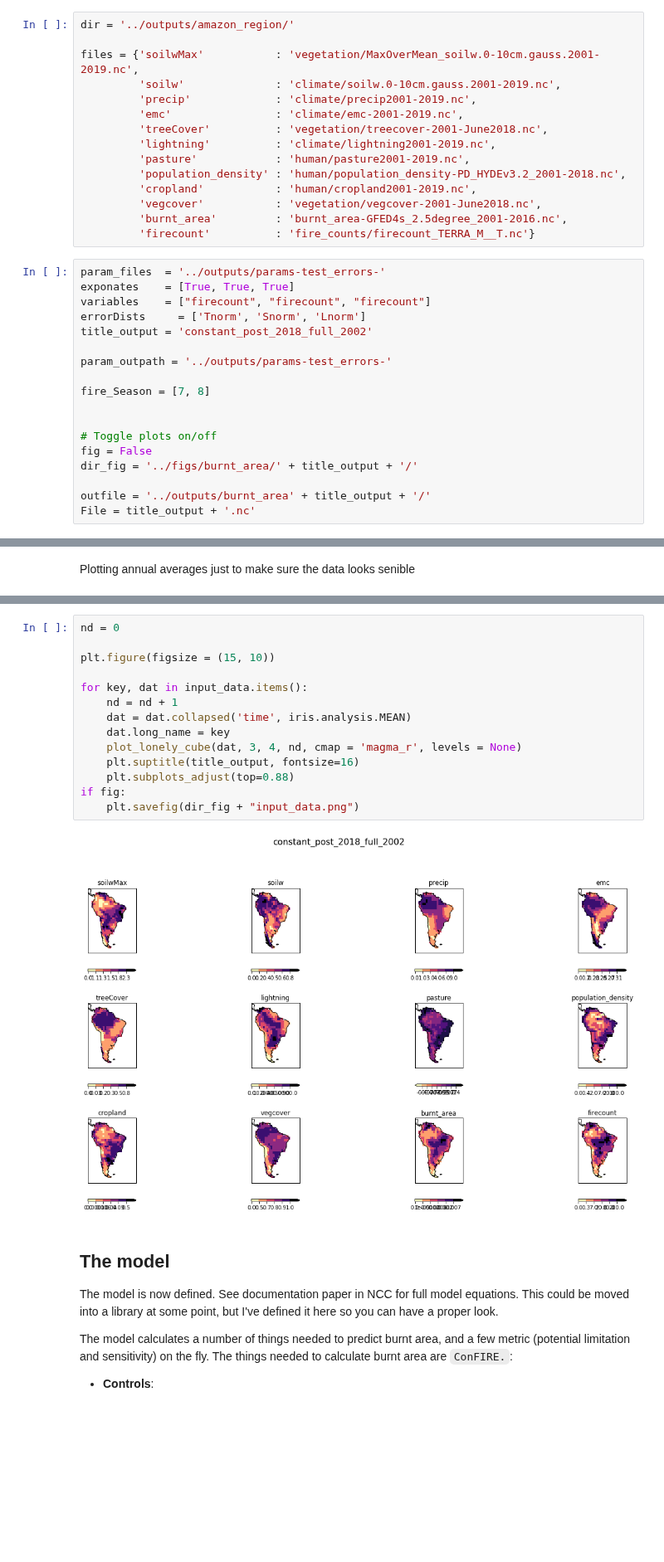
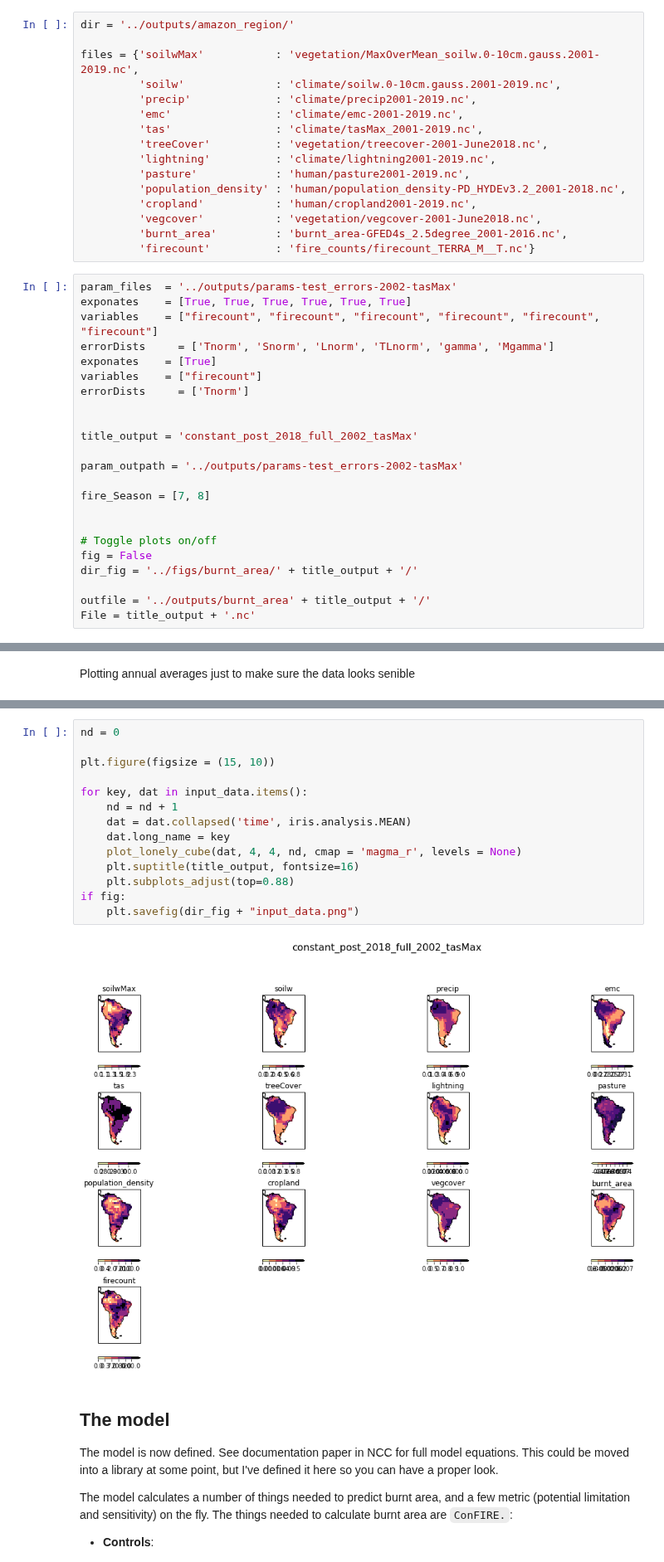
Before and after one commit to douglask3/amazon_fires, a Jupyter notebook: optimise_run_model/make_model_output.ipynb, the cells around one changed output, grey strips where cells are left out. Shown at 83% size. Drawn from its saved outputs; the diff is of its cells as text; blank space fills up the shorter version.

```diff
--- a/optimise_run_model/make_model_output.ipynb
+++ b/optimise_run_model/make_model_output.ipynb
@@ -90,6 +90,7 @@ files = {'soilwMax'           : 'vegetation/MaxOverMean_soilw.0-10cm.gauss.2001-
          'soilw'              : 'climate/soilw.0-10cm.gauss.2001-2019.nc',
          'precip'             : 'climate/precip2001-2019.nc',
          'emc'                : 'climate/emc-2001-2019.nc',
+         'tas'                : 'climate/tasMax_2001-2019.nc',
          'treeCover'          : 'vegetation/treecover-2001-June2018.nc',
          'lightning'          : 'climate/lightning2001-2019.nc',
          'pasture'            : 'human/pasture2001-2019.nc',
@@ -99,13 +100,18 @@ files = {'soilwMax'           : 'vegetation/MaxOverMean_soilw.0-10cm.gauss.2001-
          'burnt_area'         : 'burnt_area-GFED4s_2.5degree_2001-2016.nc',
          'firecount'          : 'fire_counts/firecount_TERRA_M__T.nc'}
 # %%
-param_files  = '../outputs/params-test_errors-'
-exponates    = [True, True, True]
-variables    = ["firecount", "firecount", "firecount"]
-errorDists     = ['Tnorm', 'Snorm', 'Lnorm']
-title_output = 'constant_post_2018_full_2002'
+param_files  = '../outputs/params-test_errors-2002-tasMax'
+exponates    = [True, True, True, True, True, True]
+variables    = ["firecount", "firecount", "firecount", "firecount", "firecount", "firecount"]
+errorDists     = ['Tnorm', 'Snorm', 'Lnorm', 'TLnorm', 'gamma', 'Mgamma']
+exponates    = [True]
+variables    = ["firecount"]
+errorDists     = ['Tnorm']
 
-param_outpath = '../outputs/params-test_errors-'
+
+title_output = 'constant_post_2018_full_2002_tasMax'
+
+param_outpath = '../outputs/params-test_errors-2002-tasMax'
 
 fire_Season = [7, 8]
 
@@ -165,19 +173,19 @@ for key, dat in input_data.items():
 # %%
 nd = 0
 
 plt.figure(figsize = (15, 10))
 
 for key, dat in input_data.items():
     nd = nd + 1
     dat = dat.collapsed('time', iris.analysis.MEAN)
     dat.long_name = key
-    plot_lonely_cube(dat, 3, 4, nd, cmap = 'magma_r', levels = None)
+    plot_lonely_cube(dat, 4, 4, nd, cmap = 'magma_r', levels = None)
     plt.suptitle(title_output, fontsize=16)
     plt.subplots_adjust(top=0.88)
 if fig:
     plt.savefig(dir_fig + "input_data.png")
 # %% [output]
-[figure, old version]
+[figure, new version]
 # %% [markdown]
 ## The model
 The model is now defined. See documentation paper in NCC for full model equations. This could be moved into a library at some point, but I've defined it here so you can have a proper look.
```
Also changed, not shown: parts of 16 cells of this notebook, 2 other files.
